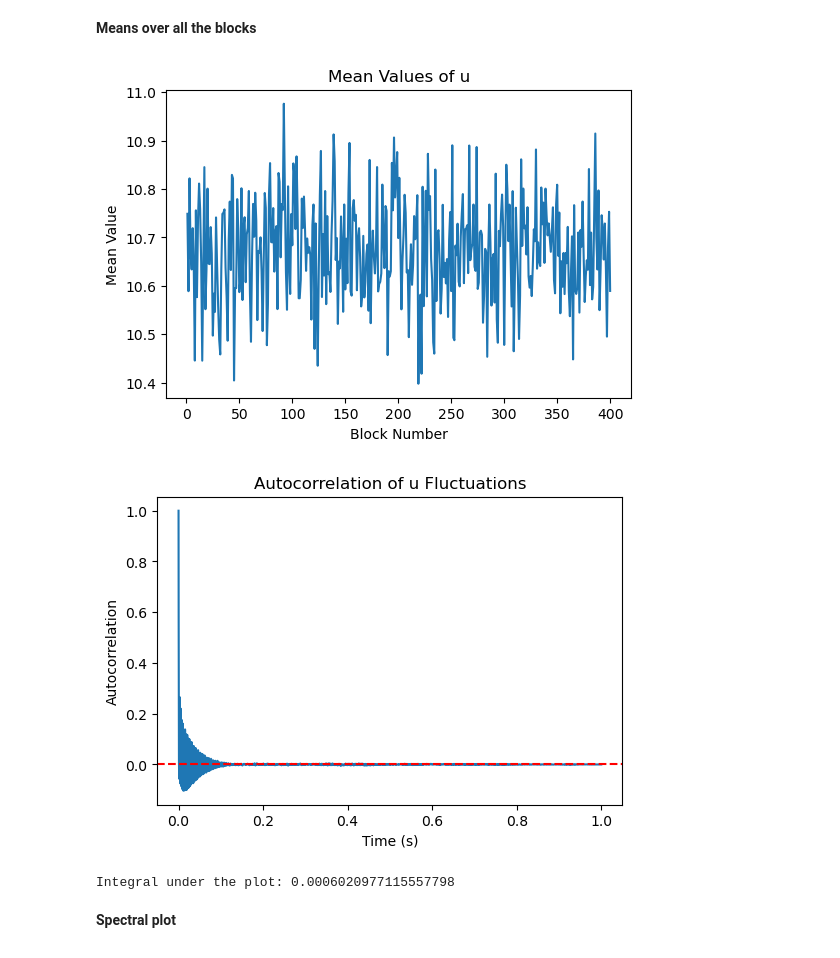
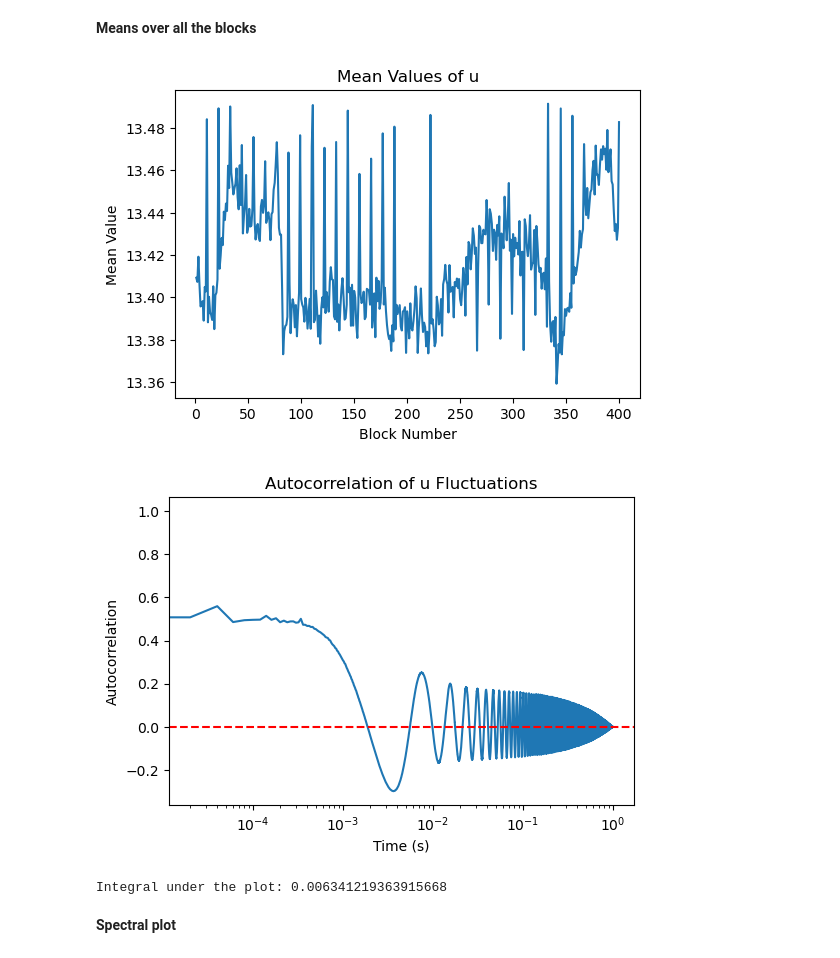
Before and after one commit to VictorLier/ExperimentalFluid, a Jupyter notebook: Hot-wire/spectral_plots_marc_uden.ipynb, the cells around one changed output. Cells and saved outputs as stored; diff of their text form; code cells hidden in the pictures.

```diff
--- a/Hot-wire/spectral_plots_marc_uden.ipynb
+++ b/Hot-wire/spectral_plots_marc_uden.ipynb
@@ -8,7 +8,7 @@ import pandas as pd
 import os
 figure_size = (6,4)
 
-folderpath = "Measurement\Data\Vortex1"
+folderpath = "Measurement\Data\VortexUden"
 coefficients = np.loadtxt('polynomial_coefficients.txt')
 
 
@@ -48,30 +48,30 @@ plt.xlabel('Block Number')
 plt.ylabel('Mean Value')
 plt.show()
 # %% [output]
-[figure, old version]
+[figure, new version]
 # %%
 uf = u - u.mean() # fluctuation part
 all_autocorr = np.zeros((n, nblock))
 
 
 
 for i in range(nblock):
     temp = np.correlate(uf[:,i], uf[:,i], mode='full') / n
     all_autocorr[:,i] = temp[n-1:] / temp.max()
 
 plt.figure(figsize=figure_size)  # Set the size of the graph
-plt.plot( np.arange(n)*dt,np.mean(all_autocorr,axis=1))
+plt.semilogx( np.arange(n)*dt,np.mean(all_autocorr,axis=1))
 plt.axhline(y=0, color='r', linestyle='--')  # Add a line at y=0
 plt.title('Autocorrelation of u Fluctuations')
 plt.xlabel('Time (s)')
 plt.ylabel('Autocorrelation')
 plt.show()
 
 integral = np.trapz(np.mean(all_autocorr, axis=1), np.arange(n)*dt)
 print("Integral under the plot:", integral)
 # %% [output]
-[figure, old version]
+[figure, new version]
-Integral under the plot: 0.0006020977115557798
+Integral under the plot: 0.006341219363915668
 # %% [markdown]
 **Spectral plot**
 # %%
```
Also changed, not shown: parts of 1 cell of this notebook, 5 other files.
